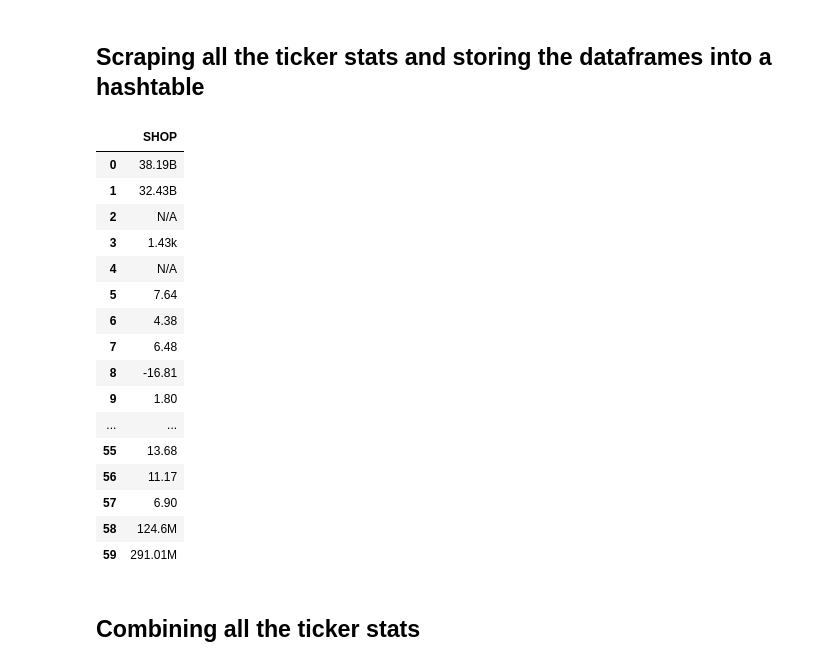
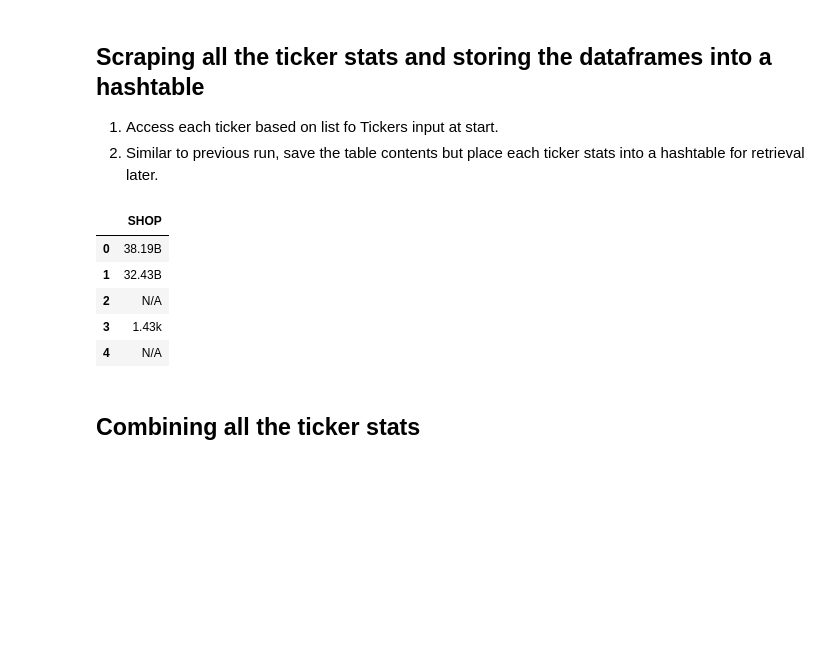
Before and after one commit to sienlonglim/eda_data_cleaning, a Jupyter notebook: Web scrapper/yahoo_ticker_scraper_selenium.ipynb, the cells around one changed output. Drawn from its saved outputs; the diff is of its cells as text; code cells hidden in the pictures; blank space fills up the shorter version.

```diff
--- a/Web scrapper/yahoo_ticker_scraper_selenium.ipynb
+++ b/Web scrapper/yahoo_ticker_scraper_selenium.ipynb
@@ -32,7 +40,12 @@ driver.get('https://finance.yahoo.com/quote/TSLA/key-statistics?p=TSLA')
 
 dfs = []
 
-tables = driver.find_elements(by='xpath', value='//*[@id="Col1-0-KeyStatistics-Proxy"]/section/div[2]//table')
+#find all tables in the div container using xpath
+tables = driver.find_elements(by='xpath',
+                              value='//*[@id="Col1-0-KeyStatistics-Proxy"]/section/div[2]//table')
+
+#iterate through each table and rows and get the 1st td (table data), save into a list
+#save each table into a list for retrieval later
 for table in tables:
     spec_name = []
     for row in table.find_elements(by='xpath', value=".//tr"):
@@ -42,11 +55,13 @@ for table in tables:
     dfs.append(df)
 
 driver.quit()
-all_stats_df = pd.concat([dfs[0],dfs[1],dfs[2],dfs[3],dfs[4],dfs[5],dfs[6],dfs[7],dfs[8],dfs[9]])
-all_stats_df.reset_index(inplace=True)
-all_stats_df.drop(['index'],axis = 1, inplace=True)
-all_stats_df['Metrics'].replace(regex={r'[0-9]$': ''}, inplace = True)
-all_stats_df
+
+#combine all the dataframes from the list of dataframes
+all_stats_df = pd.DataFrame()
+for n in range(len(dfs)):
+    all_stats_df = pd.concat([all_stats_df, dfs[n]])
+
+all_stats_df.head(10)
 # %% [output]
 |  | Metrics |
 | 0 | Market Cap (intraday) |
@@ -68,53 +128,45 @@ all_stats_df
 # %% [markdown]
 <h2>Scraping all the ticker stats and storing the dataframes into a hashtable</h2>
+<ol>
+    <li>Access each ticker based on list fo Tickers input at start.</li>
+    <li>Similar to previous run, save the table contents but place each ticker stats into a hashtable for retrieval later.</li>
+</ol>
 # %%
 driver = webdriver.Chrome(service=ChromeService(ChromeDriverManager().install()))
 driver.maximize_window()
+
 for i in range(len(tickers)):
     driver.get(f'https://finance.yahoo.com/quote/{tickers[i]}/key-statistics?p={tickers[i]}')
     #print(f'https://finance.yahoo.com/quote/{tickers[i]}/key-statistics?p={tickers[i]}')
 
     dfs = []
 
     tables = driver.find_elements(by='xpath', value='//*[@id="Col1-0-KeyStatistics-Proxy"]/section/div[2]//table')
     for table in tables:
         spec_item = []
         for row in table.find_elements(by='xpath', value=".//tr"):
             box = row.find_elements(by='xpath', value = './/td')
             spec_item.append(box[1].get_attribute('textContent'))
         df = pd.DataFrame({f"{tickers[i]}" :spec_item})
         dfs.append(df)
 
     dummy_df = pd.DataFrame()
     for n in range(len(dfs)):
         dummy_df = pd.concat([dummy_df, dfs[n]])
 
-    #hashtable[f'{tickers[i]}_stats'] = pd.concat([dfs[0],dfs[1],dfs[2],dfs[3],dfs[4],dfs[5],dfs[6],dfs[7],dfs[8],dfs[9]])
-
     hashtable[f'{tickers[i]}_stats'] = dummy_df
     hashtable[f'{tickers[i]}_stats'].reset_index(inplace=True)
     hashtable[f'{tickers[i]}_stats'].drop(['index'],axis = 1, inplace=True)
 
 driver.quit()
-hashtable[f'{tickers[i]}_stats']
+hashtable[f'{tickers[i]}_stats'].head()
 # %% [output]
 |  | SHOP |
 | 0 | 38.19B |
 | 1 | 32.43B |
 | 2 | N/A |
 | 3 | 1.43k |
 | 4 | N/A |
-| 5 | 7.64 |
-| 6 | 4.38 |
-| 7 | 6.48 |
-| 8 | -16.81 |
-| 9 | 1.80 |
-| ... | ... |
-| 55 | 13.68 |
-| 56 | 11.17 |
-| 57 | 6.90 |
-| 58 | 124.6M |
-| 59 | 291.01M |
 # %% [markdown]
 <h2>Combining all the ticker stats</h2>
 # %%
```
Also changed, not shown: parts of 9 cells of this notebook, 2 other files.
